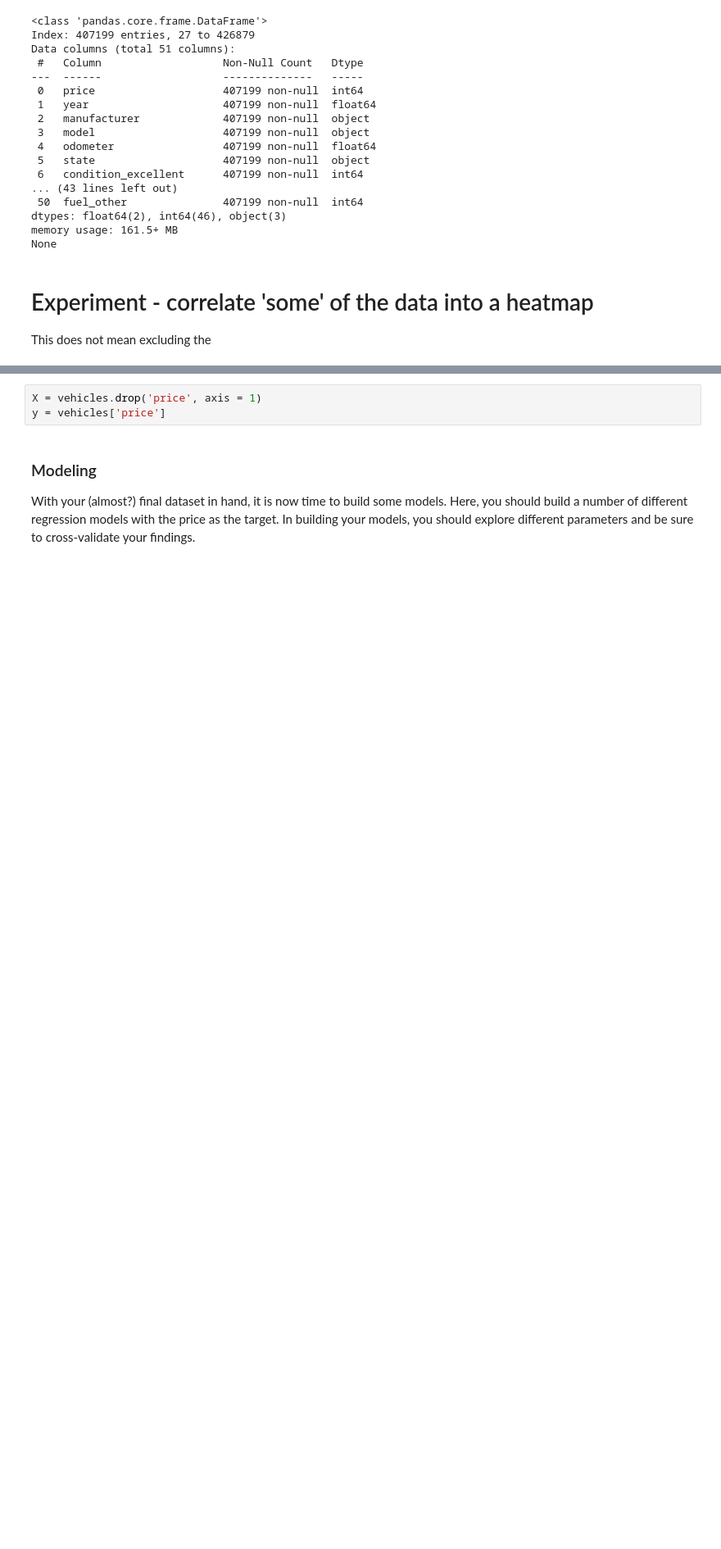
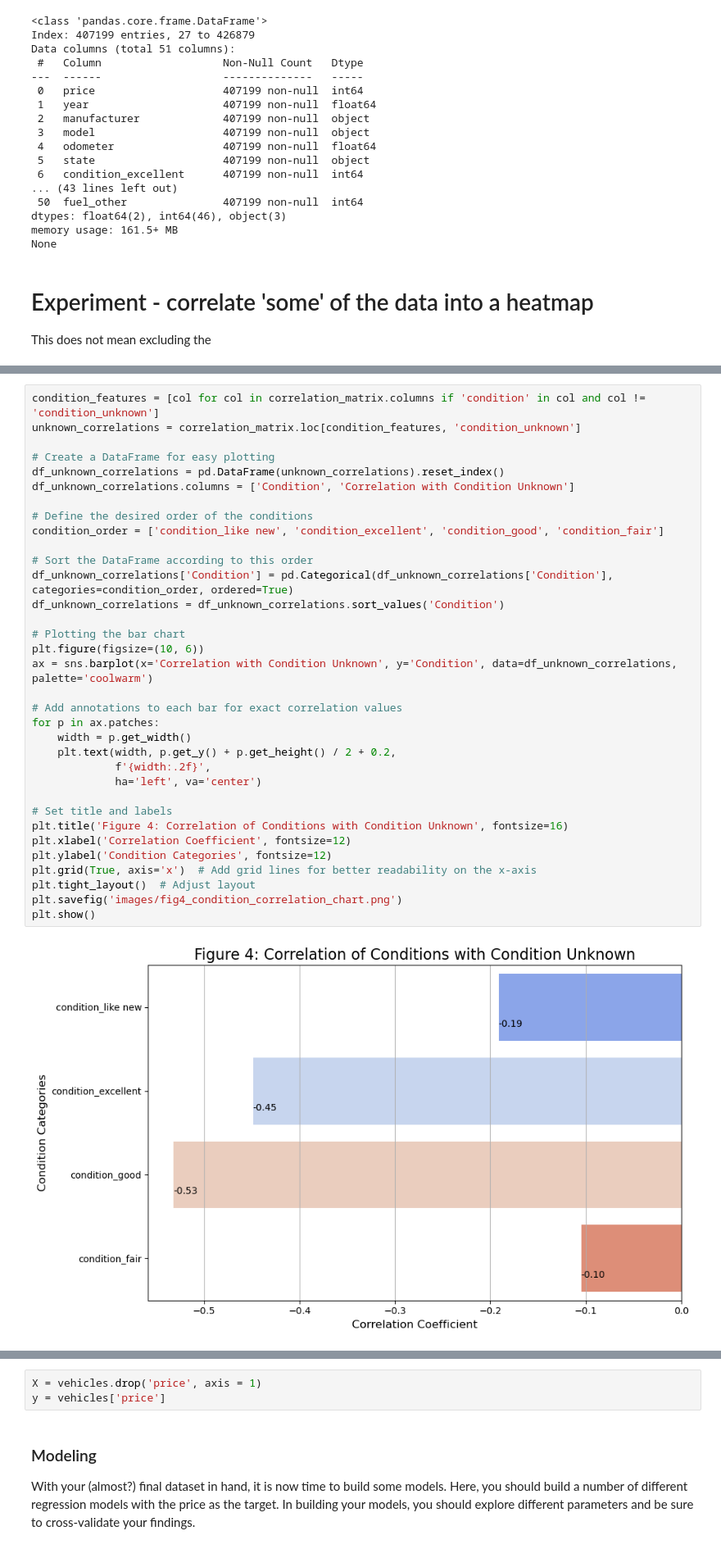
Before and after one commit to nonlinearcreative/PracticalApplication2-CarDealership, a Jupyter notebook: practical_application_II_starter/prompt_II.ipynb, the cells around one changed output, grey strips where cells are left out. Shown: that part at 82% size. Saved outputs shown, nothing was run; the diff lists cells and outputs as text; blank space fills up the shorter version.

```diff
--- a/practical_application_II_starter/prompt_II.ipynb
+++ b/practical_application_II_starter/prompt_II.ipynb
@@ -331,0 +398,36 @@ I will disregard title_status_rebuilt and salvage, keeping title_status_clean in
+# %%
+condition_features = [col for col in correlation_matrix.columns if 'condition' in col and col != 'condition_unknown']
+unknown_correlations = correlation_matrix.loc[condition_features, 'condition_unknown']
+
+# Create a DataFrame for easy plotting
+df_unknown_correlations = pd.DataFrame(unknown_correlations).reset_index()
+df_unknown_correlations.columns = ['Condition', 'Correlation with Condition Unknown']
+
+# Define the desired order of the conditions
+condition_order = ['condition_like new', 'condition_excellent', 'condition_good', 'condition_fair']
+
+# Sort the DataFrame according to this order
+df_unknown_correlations['Condition'] = pd.Categorical(df_unknown_correlations['Condition'], categories=condition_order, ordered=True)
+df_unknown_correlations = df_unknown_correlations.sort_values('Condition')
+
+# Plotting the bar chart
+plt.figure(figsize=(10, 6))
+ax = sns.barplot(x='Correlation with Condition Unknown', y='Condition', data=df_unknown_correlations, palette='coolwarm')
+
+# Add annotations to each bar for exact correlation values
+for p in ax.patches:
+    width = p.get_width()
+    plt.text(width, p.get_y() + p.get_height() / 2 + 0.2,
+             f'{width:.2f}',
+             ha='left', va='center')
+
+# Set title and labels
+plt.title('Figure 4: Correlation of Conditions with Condition Unknown', fontsize=16)
+plt.xlabel('Correlation Coefficient', fontsize=12)
+plt.ylabel('Condition Categories', fontsize=12)
+plt.grid(True, axis='x')  # Add grid lines for better readability on the x-axis
+plt.tight_layout()  # Adjust layout
+plt.savefig('images/fig4_condition_correlation_chart.png')
+plt.show()
+# %% [output]
+[figure, added]
```
Also changed, not shown: parts of 11 cells of this notebook, 4 other files.
